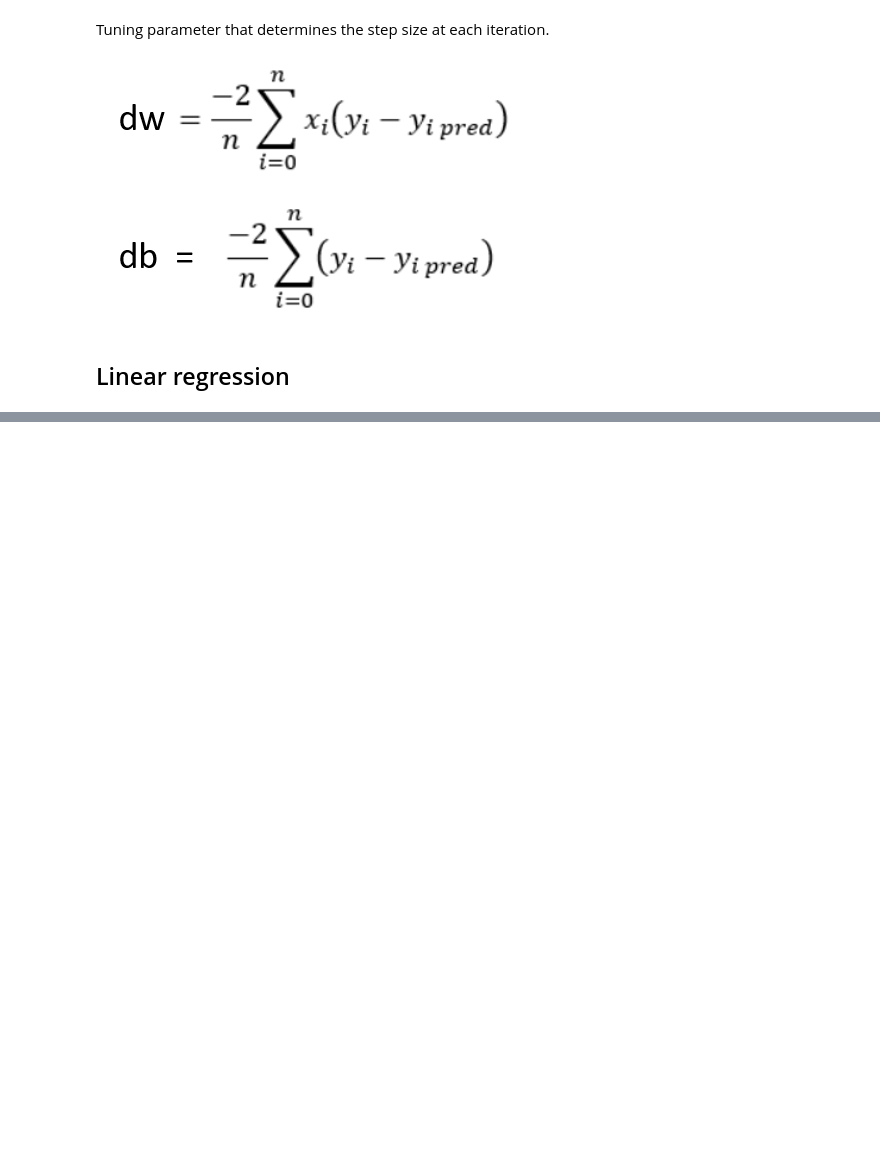
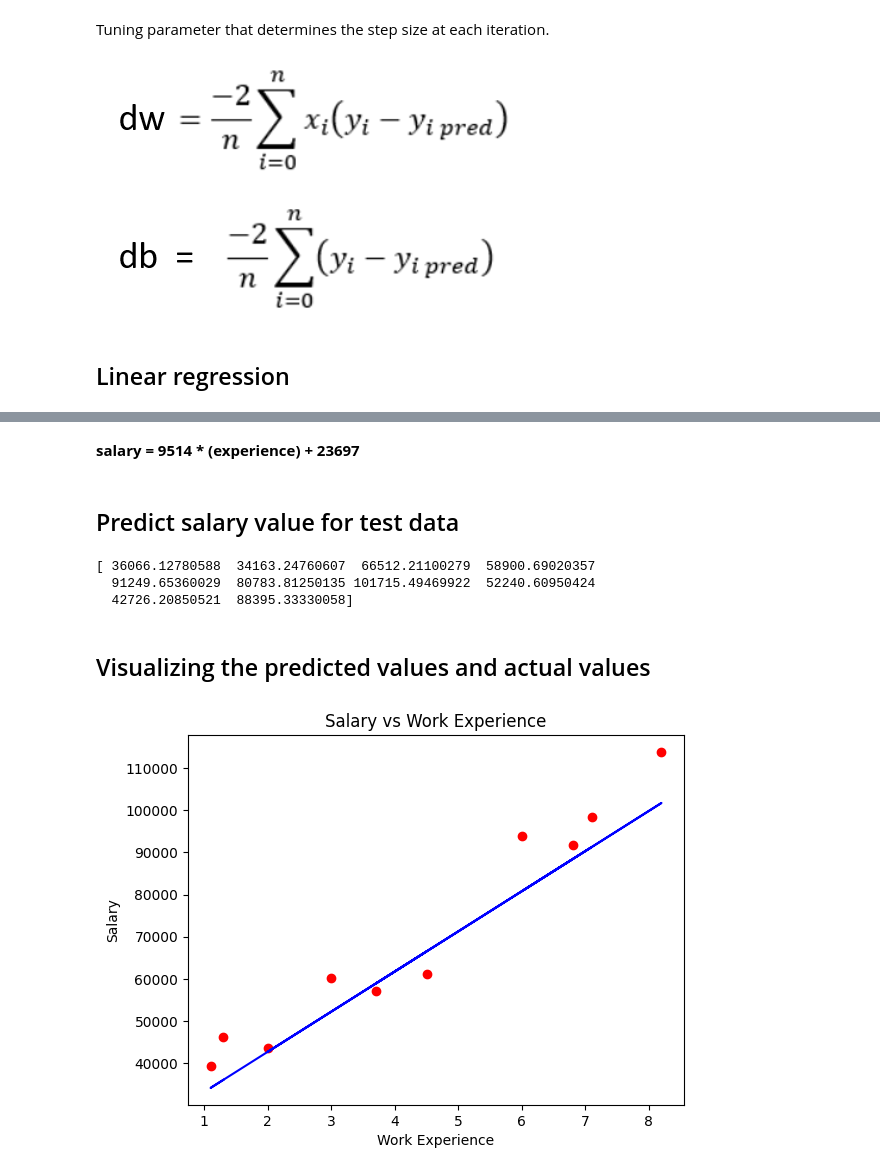
Before and after one commit to Luciano-C/ML-Course-Siddhardhan, a Jupyter notebook: 03/01_Linear_regression_from_scratch.ipynb, the cells around one changed output, grey strips where cells are left out. Cells and saved outputs as stored; diff of their text form; code cells hidden in the pictures; blank space fills up the shorter version.

Commit message:
Implementing linear regression model

```diff
--- a/03/01_Linear_regression_from_scratch.ipynb
+++ b/03/01_Linear_regression_from_scratch.ipynb
@@ -64,0 +142,2 @@ class Linear_Regression():
+# %%
+X_train, X_test, Y_train, Y_test = train_test_split(X, Y, test_size=0.33, random_state=2)
@@ -64,0 +146,5 @@ class Linear_Regression():
+# %%
+model = Linear_Regression(learning_rate=0.02, no_of_iterations=1000)
+# The learning rate magnitude depends on the data
+# %%
+model.fit(X_train, Y_train)
@@ -64,0 +159,23 @@ class Linear_Regression():
+# %% [markdown]
+**salary = 9514 \* (experience) + 23697**
+# %% [markdown]
+## Predict salary value for test data
+# %%
+test_data_prediction = model.predict(X_test)
+# %%
+print(test_data_prediction)
+# %% [output]
+[ 36066.12780588  34163.24760607  66512.21100279  58900.69020357
+  91249.65360029  80783.81250135 101715.49469922  52240.60950424
+  42726.20850521  88395.33330058]
+# %% [markdown]
+## Visualizing the predicted values and actual values
+# %%
+plt.scatter(X_test, Y_test, color='red')
+plt.plot(X_test, test_data_prediction, color='blue')
+plt.xlabel('Work Experience')
+plt.ylabel('Salary')
+plt.title('Salary vs Work Experience')
+plt.show()
+# %% [output]
+[figure, added]
```
Also changed, not shown: parts of 17 cells of this notebook.
